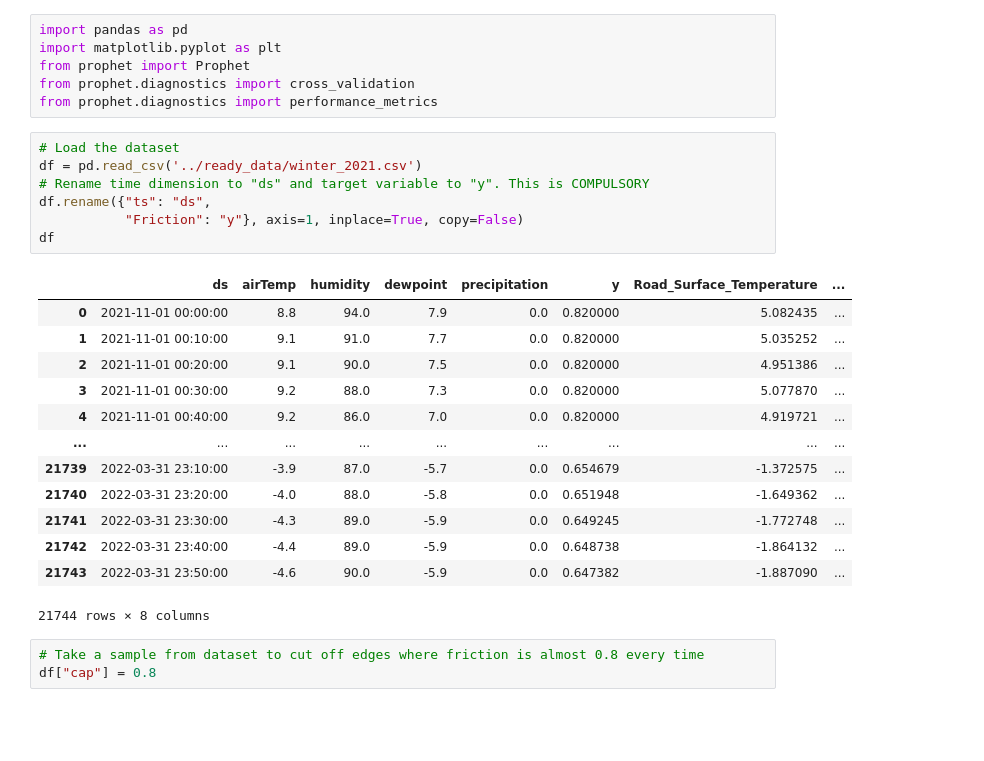
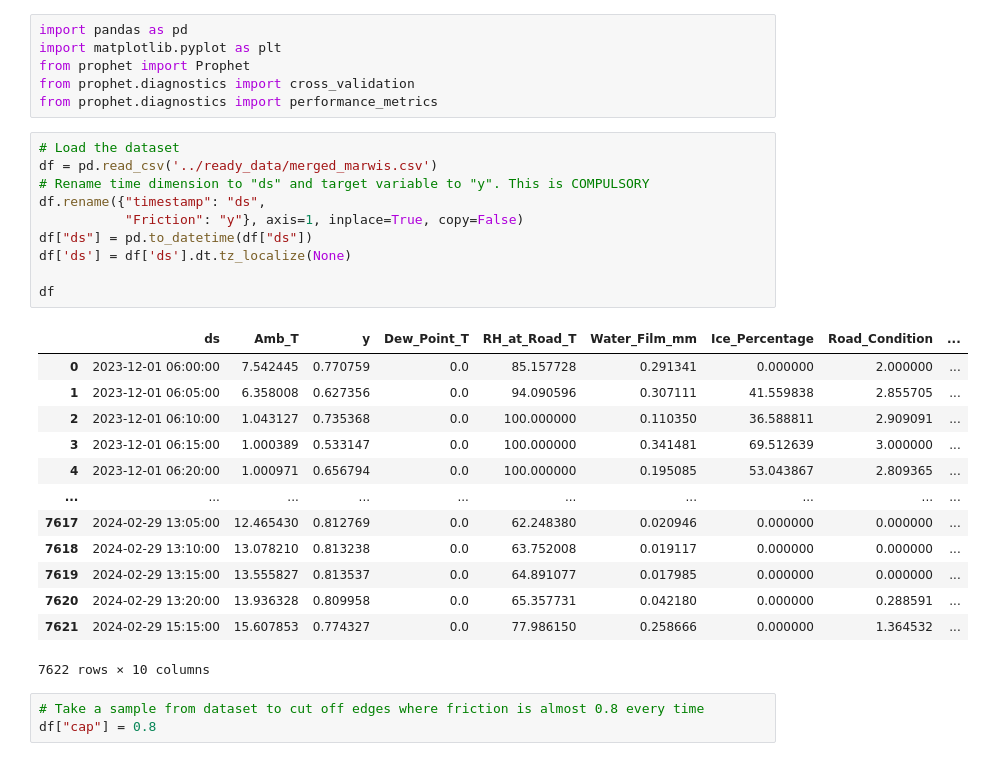
Before and after one commit to KirSobolev/ML_project, a Jupyter notebook: models/prophet.ipynb, the cells around one changed output. Drawn from its saved outputs; the diff is of its cells as text; blank space fills up the shorter version.

```diff
--- a/models/prophet.ipynb
+++ b/models/prophet.ipynb
@@ -6,25 +6,28 @@ from prophet.diagnostics import cross_validation
 from prophet.diagnostics import performance_metrics
 # %%
 # Load the dataset
-df = pd.read_csv('../ready_data/winter_2021.csv')
+df = pd.read_csv('../ready_data/merged_marwis.csv')
 # Rename time dimension to "ds" and target variable to "y". This is COMPULSORY
-df.rename({"ts": "ds",
+df.rename({"timestamp": "ds",
            "Friction": "y"}, axis=1, inplace=True, copy=False)
+df["ds"] = pd.to_datetime(df["ds"])
+df['ds'] = df['ds'].dt.tz_localize(None)
+
 df
 # %% [output]
-|  | ds | airTemp | humidity | dewpoint | precipitation | y | Road_Surface_Temperature | ... |
-| 0 | 2021-11-01 00:00:00 | 8.8 | 94.0 | 7.9 | 0.0 | 0.820000 | 5.082435 | ... |
-| 1 | 2021-11-01 00:10:00 | 9.1 | 91.0 | 7.7 | 0.0 | 0.820000 | 5.035252 | ... |
-| 2 | 2021-11-01 00:20:00 | 9.1 | 90.0 | 7.5 | 0.0 | 0.820000 | 4.951386 | ... |
-| 3 | 2021-11-01 00:30:00 | 9.2 | 88.0 | 7.3 | 0.0 | 0.820000 | 5.077870 | ... |
-| 4 | 2021-11-01 00:40:00 | 9.2 | 86.0 | 7.0 | 0.0 | 0.820000 | 4.919721 | ... |
-| ... | ... | ... | ... | ... | ... | ... | ... | ... |
-| 21739 | 2022-03-31 23:10:00 | -3.9 | 87.0 | -5.7 | 0.0 | 0.654679 | -1.372575 | ... |
-| 21740 | 2022-03-31 23:20:00 | -4.0 | 88.0 | -5.8 | 0.0 | 0.651948 | -1.649362 | ... |
-| 21741 | 2022-03-31 23:30:00 | -4.3 | 89.0 | -5.9 | 0.0 | 0.649245 | -1.772748 | ... |
-| 21742 | 2022-03-31 23:40:00 | -4.4 | 89.0 | -5.9 | 0.0 | 0.648738 | -1.864132 | ... |
-| 21743 | 2022-03-31 23:50:00 | -4.6 | 90.0 | -5.9 | 0.0 | 0.647382 | -1.887090 | ... |
+|  | ds | Amb_T | y | Dew_Point_T | RH_at_Road_T | Water_Film_mm | Ice_Percentage | Road_Condition | ... |
+| 0 | 2023-12-01 06:00:00 | 7.542445 | 0.770759 | 0.0 | 85.157728 | 0.291341 | 0.000000 | 2.000000 | ... |
+| 1 | 2023-12-01 06:05:00 | 6.358008 | 0.627356 | 0.0 | 94.090596 | 0.307111 | 41.559838 | 2.855705 | ... |
+| 2 | 2023-12-01 06:10:00 | 1.043127 | 0.735368 | 0.0 | 100.000000 | 0.110350 | 36.588811 | 2.909091 | ... |
+| 3 | 2023-12-01 06:15:00 | 1.000389 | 0.533147 | 0.0 | 100.000000 | 0.341481 | 69.512639 | 3.000000 | ... |
+| 4 | 2023-12-01 06:20:00 | 1.000971 | 0.656794 | 0.0 | 100.000000 | 0.195085 | 53.043867 | 2.809365 | ... |
+| ... | ... | ... | ... | ... | ... | ... | ... | ... | ... |
+| 7617 | 2024-02-29 13:05:00 | 12.465430 | 0.812769 | 0.0 | 62.248380 | 0.020946 | 0.000000 | 0.000000 | ... |
+| 7618 | 2024-02-29 13:10:00 | 13.078210 | 0.813238 | 0.0 | 63.752008 | 0.019117 | 0.000000 | 0.000000 | ... |
+| 7619 | 2024-02-29 13:15:00 | 13.555827 | 0.813537 | 0.0 | 64.891077 | 0.017985 | 0.000000 | 0.000000 | ... |
+| 7620 | 2024-02-29 13:20:00 | 13.936328 | 0.809958 | 0.0 | 65.357731 | 0.042180 | 0.000000 | 0.288591 | ... |
+| 7621 | 2024-02-29 15:15:00 | 15.607853 | 0.774327 | 0.0 | 77.986150 | 0.258666 | 0.000000 | 1.364532 | ... |
-21744 rows × 8 columns
+7622 rows × 10 columns
 # %%
 # Take a sample from dataset to cut off edges where friction is almost 0.8 every time
 df["cap"] = 0.8
```
Also changed, not shown: parts of 9 cells of this notebook, 5 other files.
